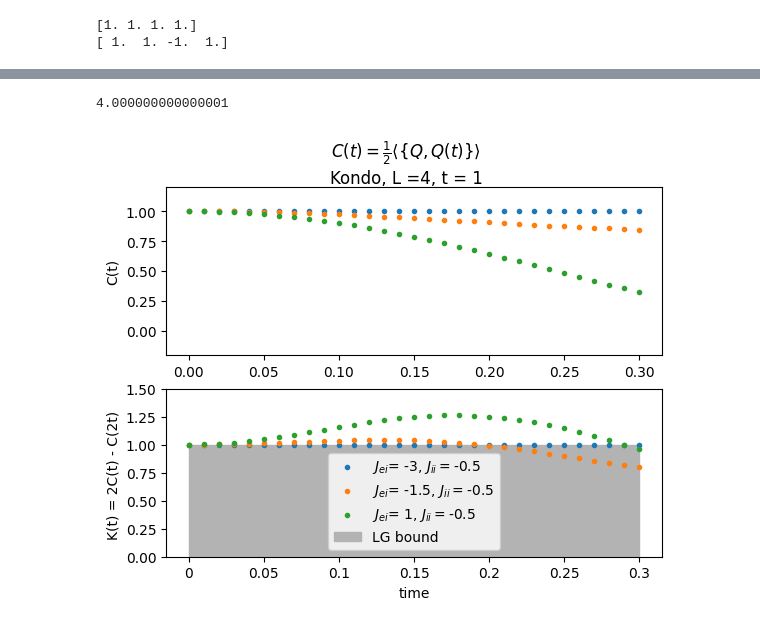
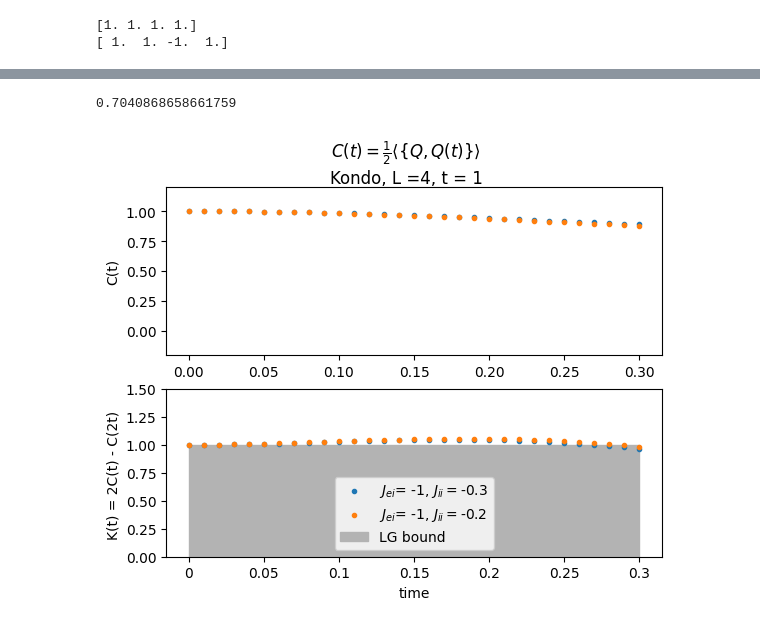
Before and after one commit to IanROsborne/Quantum_Metrology_Fisher_LG, a Jupyter notebook: TFIM/TFI_DMRG_TeNPy.ipynb, the cells around one changed output, grey strips where cells are left out. Drawn from its saved outputs; the diff is of its cells as text; code cells hidden in the pictures.

```diff
--- a/TFIM/TFI_DMRG_TeNPy.ipynb
+++ b/TFIM/TFI_DMRG_TeNPy.ipynb
@@ -112,7 +113,7 @@ print()
 [1. 1. 1. 1.]
 [ 1.  1. -1.  1.]
 # %%
-L = 4
+L = 8
 chi_max = int( min(8 ** (L/2), 400))
 op = 'Sigmazi'
 num_points = 31
@@ -120,7 +121,7 @@ t_end = 10
 dt = 0.02
 
 jii_range = np.linspace(-1, .2, num_points)
-jei_range = [-.1]
+jei_range = [-.3, -.5, -.7]
 fig, ax = plt.subplots(1)
 
 extra_params = {
@@ -157,7 +158,7 @@ for j_ei in jei_range:
             'conserve' : 'Sz',
             'symmetry_breaking_field' : 1.e-5}
 
-        psi_b = State_Evo.from_dmrg_search_Sz(model_params, extra_params, scan_Sz_with_Spi= False)
+        psi_b = State_Evo.from_dmrg_search_Sz(model_params, extra_params, scan_Sz_with_Spi= True)
         expe1 += [np.mean(psi_b.expectation_value(op))]
         bar.update(j_ii)
 
@@ -183,9 +198,9 @@ fig.savefig("C:\\Users\\ianro\\Documents\\Research\\Quantum_Metrology_AKLT\\Plot
 # %%
-L = 4
+L = 10
 chi_max = int( min(8 ** (L/2), 400))
 op = 'Sigmazi'
 op_sum = False
-num_points = 60
+num_points1 = 30
 t_end = .5
 dt = 0.01
 j_ii = -.5
@@ -210,34 +225,34 @@ extra_params = {
 }
 
 
-theta_range = np.linspace(-3, 3, num_points)
+theta_range1 = np.linspace(-5, .2, num_points1)
 
 fig, ax = plt.subplots(1)
-bar = tls.ProgressBar(min_value = theta_range[0], max_value = theta_range[-1])
+bar = tls.ProgressBar(min_value = theta_range1[0], max_value = theta_range1[-1])
 
 LG_bound = []
 QFI_lst =[]
-for theta in theta_range:
+for theta in theta_range1:
     model_params = {
     'J_ei':  theta , 'J_ii': j_ii,  #J_ei =1   J_ii pm,  J_ei=-1   J_ii pm
     't' : 1.0,
     'L': L,
     'model_type' : "Kondo",
     'conserve' : 'Sz',
-    'symmetry_breaking_field' : 1.e-5} #conserve = None when not using from_dmrg_search_Sz
+    'symmetry_breaking_field' : 1.e-6} #conserve = None when not using from_dmrg_search_Sz
 
-    psi_c = State_Evo.from_dmrg_search_Sz1(model_params, extra_params)
+    psi_c = State_Evo.from_dmrg_search_Sz(model_params, extra_params, scan_Sz_with_Spi= True)
     t_max, LG_max , qfi = psi_c.calculate_LG_bound(op, op_sum = op_sum, return_QFI= True)
     LG_bound += [LG_max]
     QFI_lst += [qfi]
     bar.update(theta)
 
 
-ax.fill_between(theta_range, LG_bound, 4 ,  color = '.7', label = "QFI Bound "  )
-ax.scatter(theta_range, QFI_lst, marker = '.', label = "QFI", zorder = 3)
+ax.fill_between(theta_range1, LG_bound, 4 ,  color = '.7', label = "QFI Bound "  )
+ax.scatter(theta_range1, QFI_lst, marker = '.', label = "QFI", zorder = 3)
 
 
-fig.suptitle("QFI Bounded by K\nQ = $Z_i$ , N = " + str(L) + ", $J_{ii}= $" + str(j_ii))
+fig.suptitle("QFI Bounded by K\nQ = $Z_i$ , N = " + str(L) + ", $J_{ii}= $" + str(j_ei))
 ax.xaxis.set_major_formatter(tck.FormatStrFormatter("%g"))
 plt.xlabel("$J_{ei}$")
 ax.set(ylabel = "QFI")
@@ -260,6 +282,6 @@ fig.savefig("C:\\Users\\ianro\\Documents\\Research\\Quantum_Metrology_AKLT\\Plot
 # %%
 L = 4
-chi_max = 220
+chi_max = int( min(8 ** (L/2), 400))
 op = 'Sigmazi'
 op_sum = False
 num_points = 30
@@ -285,42 +307,41 @@ extra_params = {
     't_max' : 30  #only an option for calculating the maximum of the LG correlator
     }
 #[10, -.1], [5, -0.1], [1, -.1] t  = 3
-Jg_lst = [ [-3, -.5], [-1.5, -.5], [1, -.5]]
+Jg_lst = [ [-1, -.3], [-1, -.2]] #,  [-1, -.3], [-1, -.1]]
 
 for J_ei, J_ii in Jg_lst:
 
     model_params = {
-    'J_ei': J_ei , 'J_ii': J_ii,
+    'J_ei':  J_ei , 'J_ii': J_ii,  #J_ei =1   J_ii pm,  J_ei=-1   J_ii pm
     't' : 1.0,
     'L': L,
-    'bc_MPS': 'finite',
     'model_type' : "Kondo",
-    'conserve' : None}
-
-    psi = State_Evo.from_dmrg(model_params = model_params, dmrg_params = extra_params)
+    'conserve' : 'Sz',
+    'symmetry_breaking_field' : 1.e-5} #conserve = None when not using from_dmrg_search_Sz
+    psi = State_Evo.from_dmrg_search_Sz(model_params = model_params, dmrg_params = extra_params, scan_Sz_with_Spi= True)
 
     times, Ct = psi.calculate_QtQ(op, op_sum = op_sum)
     ax[0].scatter(times, Ct, marker = '.', label = "$J_{ei} $= " + str(round(J_ei,2)) + ", $J_{ii}$ = " + str(round(J_ii,2)), zorder = 3)
     times, LG_correl, Kt = psi.calculate_LG_correlator(op, op_sum = op_sum)
     #ax[1].scatter(times, LG_correl, marker = '.', label = "$\\J = " + str(round(J_ei,2)) + ", h = " + str(round(J_ii,2)), zorder = 3)
     ax[1].scatter(times, Kt, marker = '.', label= "$J_{ei}$= " + str(round(J_ei,2)) + ", $J_{ii}=$" + str(round(J_ii,2)), zorder= 3)
 ax[1].fill_between(times,-3, 1 ,  color = '.7', label = "LG bound "  )
 
 print(psi.QFI(op, op_sum))
 
 fig.suptitle("$C(t) = \\frac{1}{2}\\langle \\{Q, Q(t) \\}\\rangle$\nKondo, L =" + str(L) + ", t = 1")
 ax[1].xaxis.set_major_formatter(tck.FormatStrFormatter("%g"))
 plt.xlabel("time")
 ax[0].set(ylabel = "C(t)")
 #ax[1].set(ylabel = "2C(t) - C(2t) - C(0)")
 ax[1].set(ylabel = "K(t) = 2C(t) - C(2t) ")
 ax[0].set_ylim([-.2 ,1.2])
 ax[1].set_ylim([0,1.5])
 plt.legend()
 
 plt.show()
 # %% [output]
-4.000000000000001
+0.7040868658661759
-[figure, old version]
+[figure, new version]
 # %%
 fig.savefig("C:\\Users\\ianro\\Documents\\Research\\Quantum_Metrology_AKLT\\Plots\\Kondo_L10_C_K.png")
```
Also changed, not shown: parts of 8 cells of this notebook, 1 other file.
